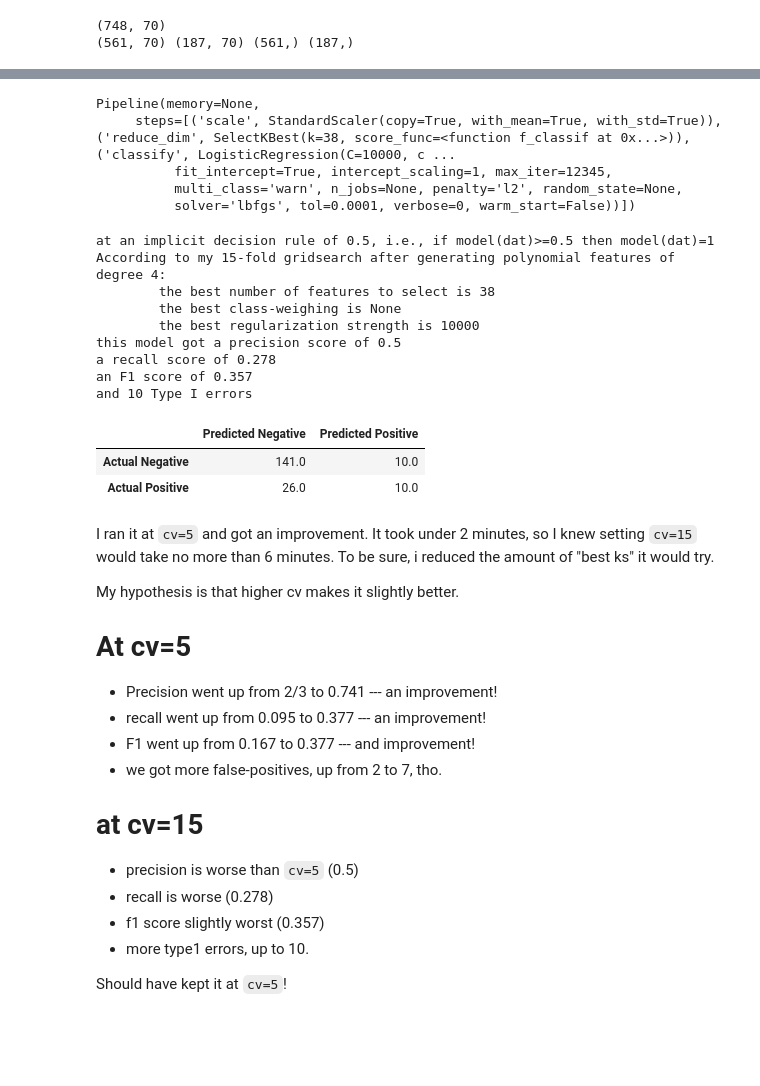
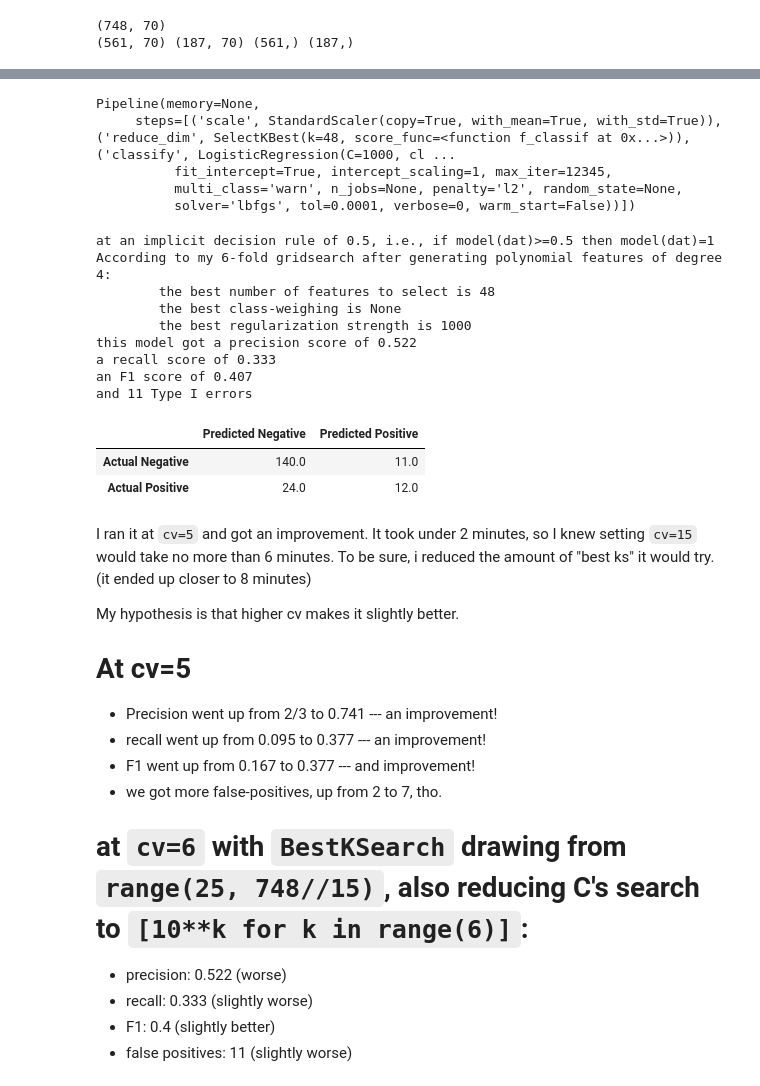
Before and after one commit to LambdaSchool/DS-Unit-2-Sprint-4-Model-Validation, a Jupyter notebook: 24SC.ipynb, the cells around one changed output, grey strips where cells are left out. Cells and saved outputs as stored; diff of their text form; code cells hidden in the pictures; blank space fills up the shorter version.

Commit message:
one last commit, i understand if you have to ignore it cuz it's over time by 5 minutes, but i finished one more comparison

```diff
--- a/24SC.ipynb
+++ b/24SC.ipynb
@@ -340,8 +340,8 @@ print(X_train2.shape, X_test2.shape, y_train2.shape, y_test2.shape)
 # %%
 %%time
 
-# i pick 17 as my number by whihc I want observations to outnumber features:
-B = int(np.divide(X_poly.shape[0], 17))
+# i pick 15 as my number by whihc I want observations to outnumber features:
+B = int(np.divide(X_poly.shape[0], 15))
 
 # Define an estimator and param_grid
 pipe2 = Pipeline(steps=[
@@ -350,12 +350,12 @@ pipe2 = Pipeline(steps=[
     ('classify', LogisticRegression(solver='lbfgs', max_iter=12345))])
 
 pg2 = {
-    'reduce_dim__k': range(B//3,B, 2),
+    'reduce_dim__k': range(25,B),
     'classify__class_weight': ['None', 'Balanced'],
-    'classify__C': [10**k for k in range(-4, 5)]
+    'classify__C': [10**k for k in range(6)]
 }
 
-gs2 = GridSearchCV(pipe2, param_grid=pg2, cv=15, scoring='recall',
+gs2 = GridSearchCV(pipe2, param_grid=pg2, cv=6, scoring='recall',
                   verbose=4, n_jobs=-1, return_train_score=True, iid=True)
 # i'm on GPU
 gs2.fit(X_train2, y_train2)
@@ -376,45 +376,45 @@ Wall time: 7min 45s
 gs2.best_estimator_
 # %% [output]
 Pipeline(memory=None,
-     steps=[('scale', StandardScaler(copy=True, with_mean=True, with_std=True)), ('reduce_dim', SelectKBest(k=38, score_func=<function f_classif at 0x...>)), ('classify', LogisticRegression(C=10000, c ...
+     steps=[('scale', StandardScaler(copy=True, with_mean=True, with_std=True)), ('reduce_dim', SelectKBest(k=48, score_func=<function f_classif at 0x...>)), ('classify', LogisticRegression(C=1000, cl ...
           fit_intercept=True, intercept_scaling=1, max_iter=12345,
           multi_class='warn', n_jobs=None, penalty='l2', random_state=None,
           solver='lbfgs', tol=0.0001, verbose=0, warm_start=False))])
 # %%
-best_k_2 = 38
+best_k_2 = 48
 best_classweight_2 = 'None'
-best_C_2 = 10000
+best_C_2 = 1000
 
-report32 = f'According to my 15-fold gridsearch after generating polynomial features of degree 4: \n\tthe best number of ' + \
+report32 = f'According to my 6-fold gridsearch after generating polynomial features of degree 4: \n\tthe best number of ' + \
           f'features to select is {best_k_2}\n\tthe best class-weighing ' + \
           f'is {best_classweight_2}\n\tthe best regularization ' +\
           f'strength is {best_C_2}'
 
 
 pipe2_cm = confusionmatrix(gs2.best_estimator_, dat=X_test2, target=y_test2)
 
 
 second_pipeline_performance = (report32, confusion_report(pipe2_cm), pipe2_cm)
 
 print(second_pipeline_performance[0])
 print(second_pipeline_performance[1])
 second_pipeline_performance[2]
 # %% [output]
 at an implicit decision rule of 0.5, i.e., if model(dat)>=0.5 then model(dat)=1
-According to my 15-fold gridsearch after generating polynomial features of degree 4:
-        the best number of features to select is 38
+According to my 6-fold gridsearch after generating polynomial features of degree 4:
+        the best number of features to select is 48
         the best class-weighing is None
-        the best regularization strength is 10000
-this model got a precision score of 0.5
-a recall score of 0.278
-an F1 score of 0.357
-and 10 Type I errors
+        the best regularization strength is 1000
+this model got a precision score of 0.522
+a recall score of 0.333
+an F1 score of 0.407
+and 11 Type I errors
 |  | Predicted Negative | Predicted Positive |
-| Actual Negative | 141.0 | 10.0 |
-| Actual Positive | 26.0 | 10.0 |
+| Actual Negative | 140.0 | 11.0 |
+| Actual Positive | 24.0 | 12.0 |
 # %% [markdown]
 I ran it at `cv=5` and got an improvement.
-It took under 2 minutes, so I knew setting `cv=15` would take no more than 6 minutes. To be sure, i reduced the amount of "best ks" it would try.
+It took under 2 minutes, so I knew setting `cv=15` would take no more than 6 minutes. To be sure, i reduced the amount of "best ks" it would try. (it ended up closer to 8 minutes)
 
 My hypothesis is that higher cv makes it slightly better.
 
@@ -424,11 +424,9 @@ My hypothesis is that higher cv makes it slightly better.
 - F1 went up from 0.167 to 0.377 --- and improvement!
 - we got more false-positives, up from 2 to 7, tho.
 
+# at `cv=6` with `BestKSearch` drawing from `range(25, 748//15)`, also reducing C's search to `[10**k for k in range(6)]`:
 
-# at cv=15
-- precision is worse than `cv=5` (0.5)
-- recall is worse (0.278)
-- f1 score slightly worst (0.357)
-- more type1 errors, up to 10.
-
-Should have kept it at `cv=5`!
+- precision: 0.522 (worse)
+- recall: 0.333 (slightly worse)
+- F1: 0.4 (slightly better)
+- false positives: 11 (slightly worse)
```
Also changed, not shown: parts of 1 cell of this notebook.
